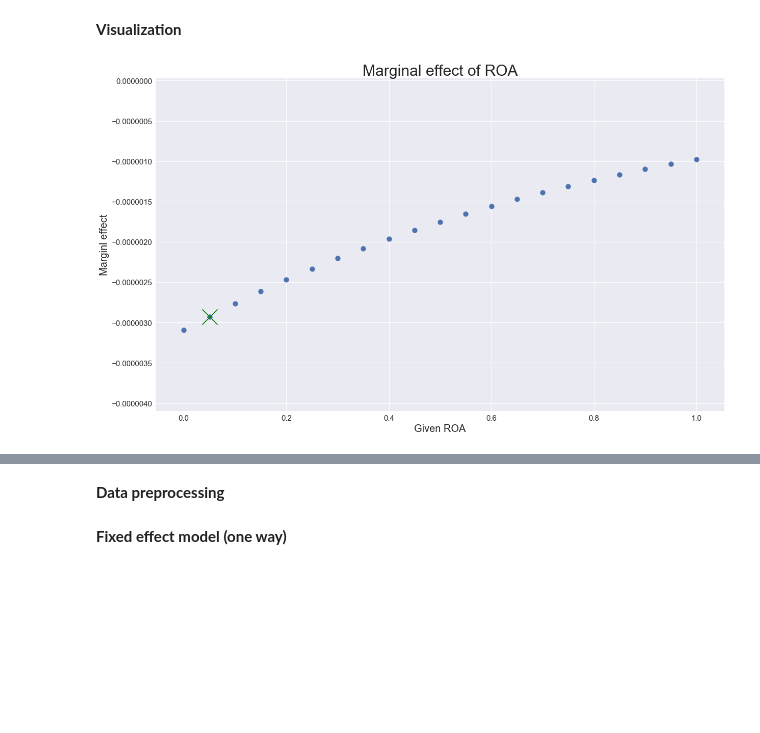
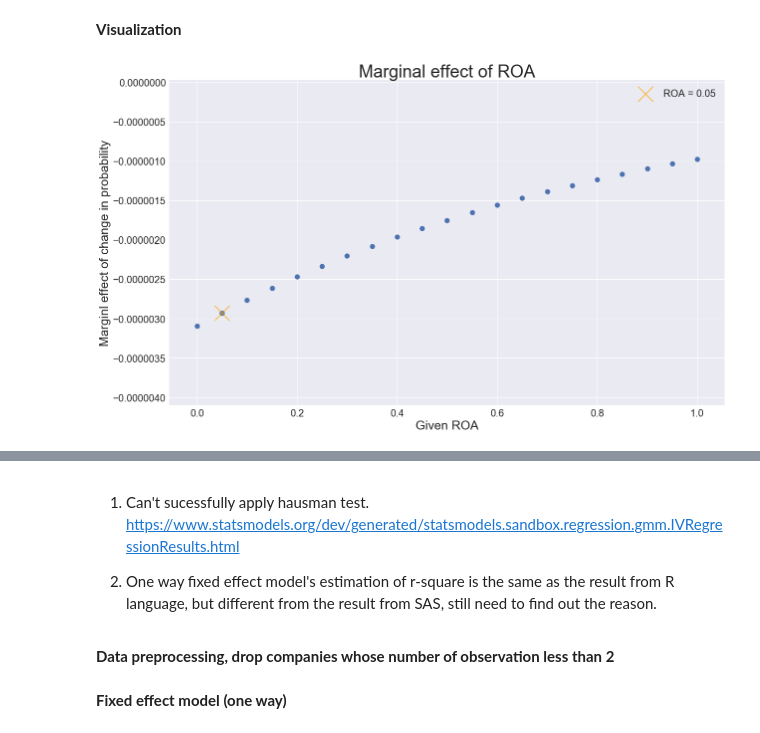
Before and after one commit to Andy-Liu66/2018NCCU-Econometrics, a Jupyter notebook: Homework 3/Homework 3.ipynb, the cells around one changed output, grey strips where cells are left out. Cells and saved outputs as stored; diff of their text form; code cells hidden in the pictures; blank space fills up the shorter version.

```diff
--- a/Homework 3/Homework 3.ipynb
+++ b/Homework 3/Homework 3.ipynb
@@ -375,24 +352,31 @@ for i in np.arange(0, 1.05, 0.05):
 # %%
 plt.figure(figsize=(20, 12))
 plt.style.use("seaborn")
 plt.scatter(np.arange(0, 1.05, 0.05),
             prediction_probit,
             s=10**2)
 plt.ylim(min(prediction_probit)-0.000001, max(prediction_probit)+0.000001)
-plt.title("Marginal effect of ROA", size=30)
-plt.xlabel("Given ROA", size=20)
-plt.ylabel("Marginl effect", size=20)
-plt.xticks(size=15)
-plt.yticks(size=15)
-plt.scatter(0.05, prediction_probit[1], marker="x", s=30**2, c="green");
+plt.title("Marginal effect of ROA", size=35)
+plt.xlabel("Given ROA", size=25)
+plt.ylabel("Marginl effect of change in probability", size=25)
+plt.xticks(size=20)
+plt.yticks(size=20)
+plt.scatter(0.05, prediction_probit[1], marker="x", s=30**2, c="orange",
+            alpha=0.8, label="ROA = 0.05")
+plt.legend(fontsize=20);
 # %% [output]
-[figure, old version]
+[figure, new version]
 # %% [markdown]
 ### 10. In another thread of research someone argues that the relative size (RSize) is determined by those other independent variables you see in the Shumway (2001) model above. That is,
 ![capture](https://i.imgur.com/sKTnErv.png)
 ### This is a classical panel data case. Can you run both fixed and random effects models and show me the results? (Just one-way fixed- and random-effects models) Would you suggest using a random effects model here?
-# %% [markdown]
-**Data preprocessing**
+# %% [markdown]
+1. Can't sucessfully apply hausman test.
+   https://www.statsmodels.org/dev/generated/statsmodels.sandbox.regression.gmm.IVRegressionResults.html
+
+2. One way fixed effect model's estimation of r-square is the same as the result from R language, but different from the result from SAS, still need to find out the reason.
+# %% [markdown]
+**Data preprocessing, drop companies whose number of observation less than 2**
 # %%
 # select data whose length bigger than one
 target_index = data.groupby("PERMNO").count()["FYEAR"] > 1
```
Also changed, not shown: parts of 48 cells of this notebook.
